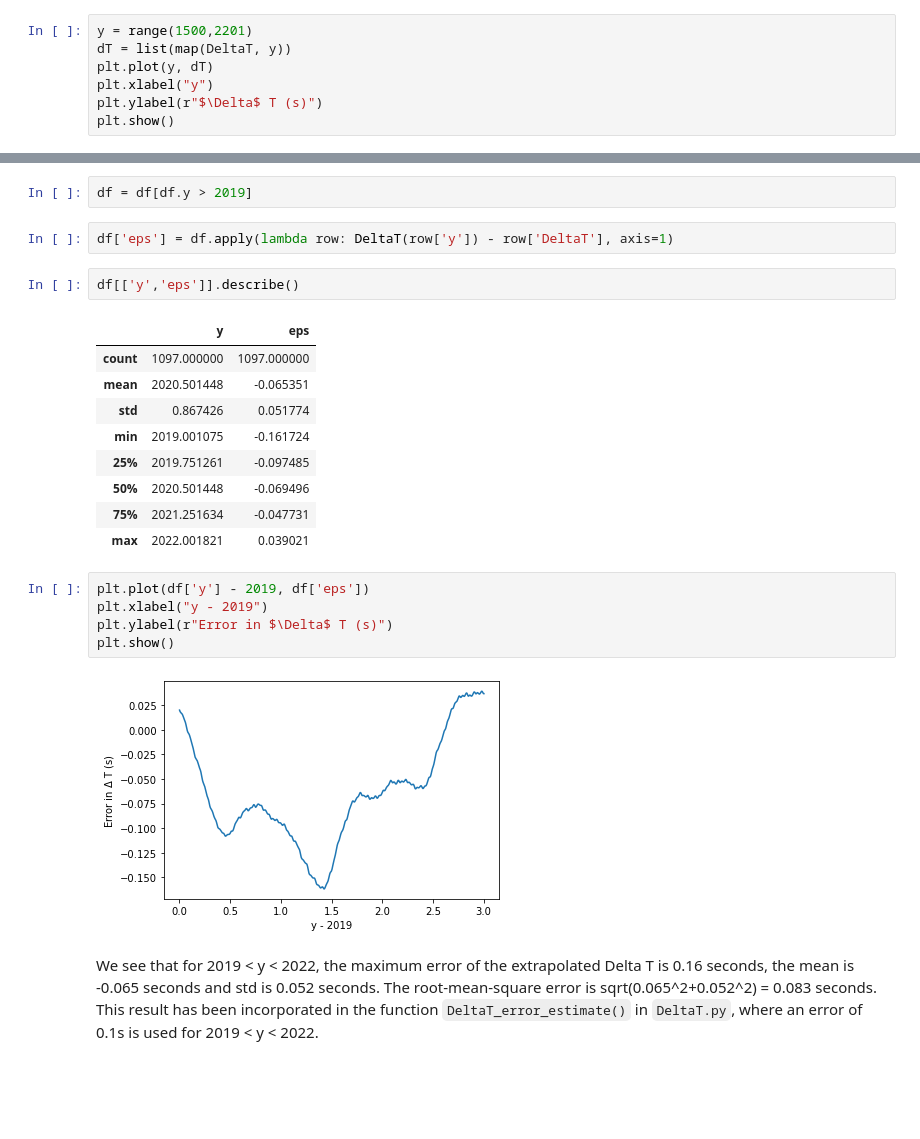
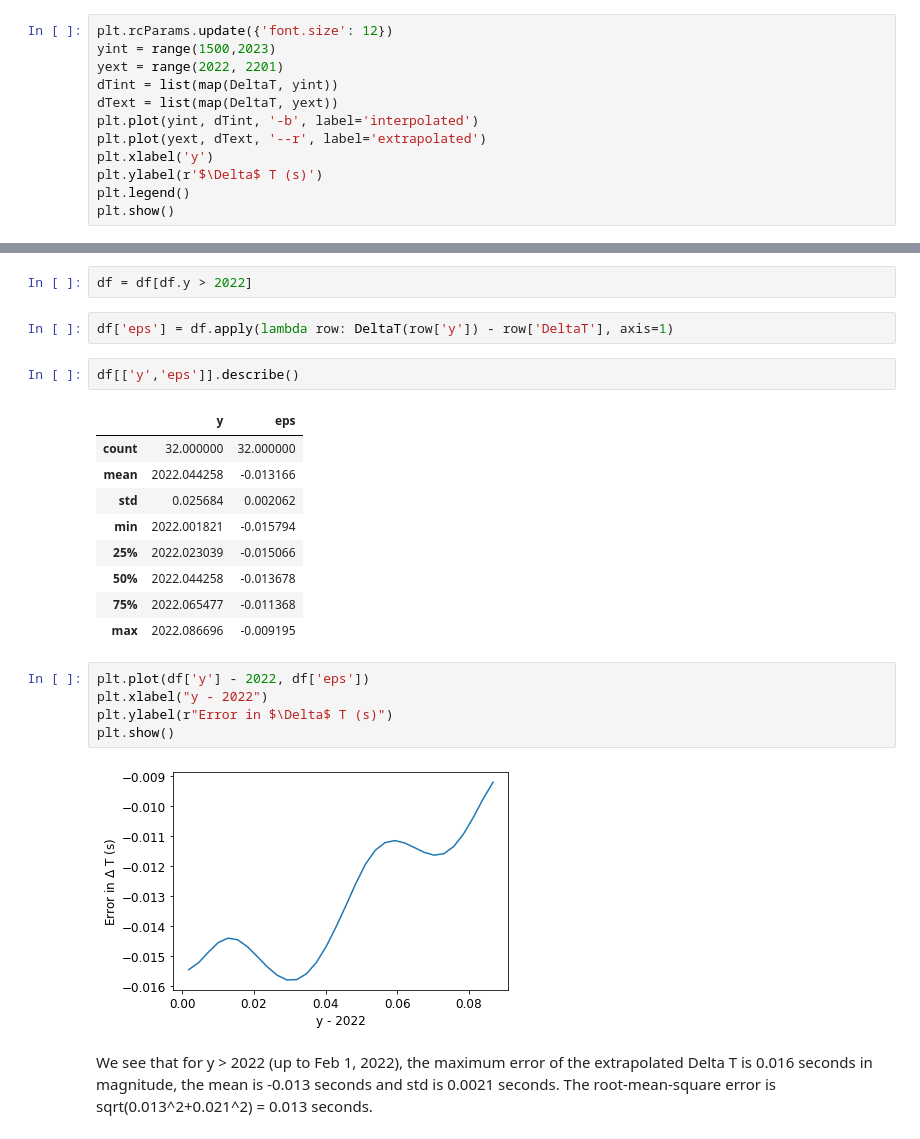
Before and after one commit to ytliu0/DeltaT, a Jupyter notebook: DeltaT_examples.ipynb, the cells around one changed output, grey strips where cells are left out. Saved outputs shown, nothing was run; the diff lists cells and outputs as text; blank space fills up the shorter version.

```diff
--- a/DeltaT_examples.ipynb
+++ b/DeltaT_examples.ipynb
@@ -55,10 +55,15 @@ print(df)
 # %% [markdown]
 Plot Delta T from y=1500 to y=2200
 # %%
-y = range(1500,2201)
-dT = list(map(DeltaT, y))
-plt.plot(y, dT)
-plt.xlabel("y")
-plt.ylabel(r"$\Delta$ T (s)")
+plt.rcParams.update({'font.size': 12})
+yint = range(1500,2023)
+yext = range(2022, 2201)
+dTint = list(map(DeltaT, yint))
+dText = list(map(DeltaT, yext))
+plt.plot(yint, dTint, '-b', label='interpolated')
+plt.plot(yext, dText, '--r', label='extrapolated')
+plt.xlabel('y')
+plt.ylabel(r'$\Delta$ T (s)')
+plt.legend()
 plt.show()
 # %% [output]
@@ -85,27 +90,27 @@ df = pd.read_csv("DeltaT_IERS.csv")
 # %%
 df['y'] = df.apply(lambda row: (row['MJD'] - 51544)/365.2425 + 2000, axis=1)
 # %%
-df = df[df.y > 2019]
+df = df[df.y > 2022]
 # %%
 df['eps'] = df.apply(lambda row: DeltaT(row['y']) - row['DeltaT'], axis=1)
 # %%
 df[['y','eps']].describe()
 # %% [output]
 |  | y | eps |
-| count | 1097.000000 | 1097.000000 |
-| mean | 2020.501448 | -0.065351 |
-| std | 0.867426 | 0.051774 |
-| min | 2019.001075 | -0.161724 |
-| 25% | 2019.751261 | -0.097485 |
-| 50% | 2020.501448 | -0.069496 |
-| 75% | 2021.251634 | -0.047731 |
-| max | 2022.001821 | 0.039021 |
+| count | 32.000000 | 32.000000 |
+| mean | 2022.044258 | -0.013166 |
+| std | 0.025684 | 0.002062 |
+| min | 2022.001821 | -0.015794 |
+| 25% | 2022.023039 | -0.015066 |
+| 50% | 2022.044258 | -0.013678 |
+| 75% | 2022.065477 | -0.011368 |
+| max | 2022.086696 | -0.009195 |
 # %%
-plt.plot(df['y'] - 2019, df['eps'])
-plt.xlabel("y - 2019")
+plt.plot(df['y'] - 2022, df['eps'])
+plt.xlabel("y - 2022")
 plt.ylabel(r"Error in $\Delta$ T (s)")
 plt.show()
 # %% [output]
-[figure, old version]
+[figure, new version]
 # %% [markdown]
-We see that for 2019 < y < 2022, the maximum error of the extrapolated Delta T is 0.16 seconds, the mean is -0.065 seconds and std is 0.052 seconds. The root-mean-square error is sqrt(0.065^2+0.052^2) = 0.083 seconds. This result has been incorporated in the function `DeltaT_error_estimate()` in `DeltaT.py`, where an error of 0.1s is used for 2019 < y < 2022.
+We see that for y > 2022 (up to Feb 1, 2022), the maximum error of the extrapolated Delta T is 0.016 seconds in magnitude, the mean is -0.013 seconds and std is 0.0021 seconds. The root-mean-square error is sqrt(0.013^2+0.021^2) = 0.013 seconds.
```
Also changed, not shown: parts of 4 cells of this notebook, 3 other files.
